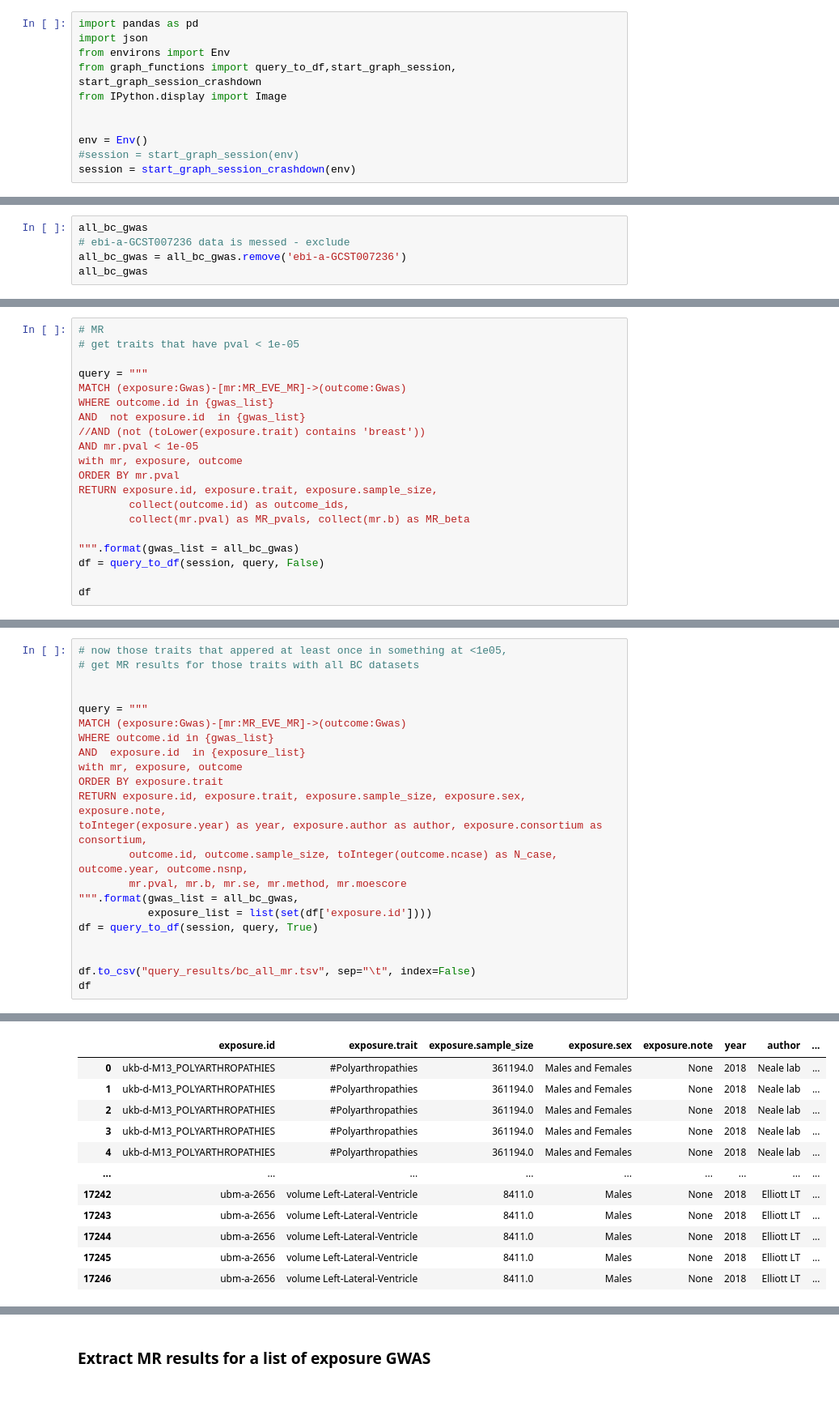
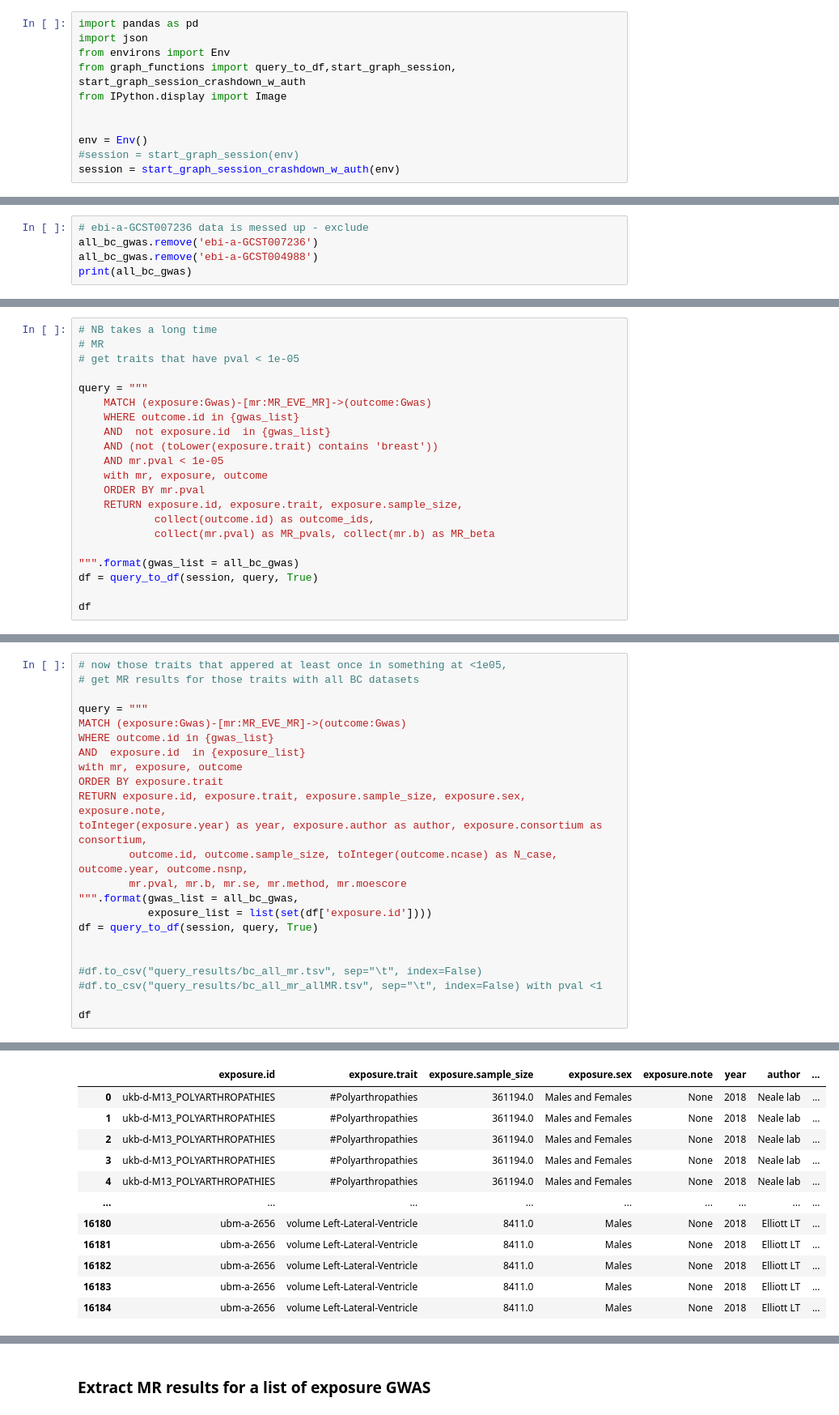
Before and after one commit to mvab/epigraphdb-breast-cancer, a Jupyter notebook: python/6_breast_cancer_gwas_mr.ipynb, the cells around one changed output, grey strips where cells are left out. Shown: that part at 81% size. Saved outputs shown, nothing was run; the diff lists cells and outputs as text.

```diff
--- a/python/6_breast_cancer_gwas_mr.ipynb
+++ b/python/6_breast_cancer_gwas_mr.ipynb
@@ -2,11 +2,11 @@
 import pandas as pd
 import json
 from environs import Env
-from graph_functions import query_to_df,start_graph_session, start_graph_session_crashdown
+from graph_functions import query_to_df,start_graph_session, start_graph_session_crashdown_w_auth
 from IPython.display import Image
 
 
 env = Env()
 #session = start_graph_session(env)
-session = start_graph_session_crashdown(env)
+session = start_graph_session_crashdown_w_auth(env)
 # %% [output]
@@ -108,6 +128,6 @@ order by gwas.id,  gwas.author, N_case desc
 # %%
-all_bc_gwas
-# ebi-a-GCST007236 data is messed - exclude
-all_bc_gwas = all_bc_gwas.remove('ebi-a-GCST007236')
-all_bc_gwas
+# ebi-a-GCST007236 data is messed up - exclude
+all_bc_gwas.remove('ebi-a-GCST007236')
+all_bc_gwas.remove('ebi-a-GCST004988')
+print(all_bc_gwas)
 # %% [output]
@@ -167,21 +171,22 @@ RETURN exposure {.id, .trait}, outcome.id, mr {.b, .pval, .method, .selection, .
 # %%
+# NB takes a long time
 # MR
 # get traits that have pval < 1e-05
 
 query = """
-MATCH (exposure:Gwas)-[mr:MR_EVE_MR]->(outcome:Gwas)
-WHERE outcome.id in {gwas_list}
-AND  not exposure.id  in {gwas_list}
-//AND (not (toLower(exposure.trait) contains 'breast'))
-AND mr.pval < 1e-05
-with mr, exposure, outcome
-ORDER BY mr.pval
-RETURN exposure.id, exposure.trait, exposure.sample_size,
-        collect(outcome.id) as outcome_ids,
-        collect(mr.pval) as MR_pvals, collect(mr.b) as MR_beta
+    MATCH (exposure:Gwas)-[mr:MR_EVE_MR]->(outcome:Gwas)
+    WHERE outcome.id in {gwas_list}
+    AND  not exposure.id  in {gwas_list}
+    AND (not (toLower(exposure.trait) contains 'breast'))
+    AND mr.pval < 1e-05
+    with mr, exposure, outcome
+    ORDER BY mr.pval
+    RETURN exposure.id, exposure.trait, exposure.sample_size,
+            collect(outcome.id) as outcome_ids,
+            collect(mr.pval) as MR_pvals, collect(mr.b) as MR_beta
 
 """.format(gwas_list = all_bc_gwas)
-df = query_to_df(session, query, False)
+df = query_to_df(session, query, True)
 
 df
 # %% [output]
@@ -201,7 +220,6 @@ df
 # %%
 # now those traits that appered at least once in something at <1e05,
 # get MR results for those traits with all BC datasets
-
 
 query = """
 MATCH (exposure:Gwas)-[mr:MR_EVE_MR]->(outcome:Gwas)
@@ -218,7 +236,9 @@ toInteger(exposure.year) as year, exposure.author as author, exposure.consortium
 df = query_to_df(session, query, True)
 
 
-df.to_csv("query_results/bc_all_mr.tsv", sep="\t", index=False)
+#df.to_csv("query_results/bc_all_mr.tsv", sep="\t", index=False)
+#df.to_csv("query_results/bc_all_mr_allMR.tsv", sep="\t", index=False) with pval <1
+
 df
 # %% [output]
 MATCH (exposure:Gwas)-[mr:MR_EVE_MR]->(outcome:Gwas)
@@ -227,18 +247,18 @@ AND  exposure.id  in ['ukb-b-11158', 'prot-a-1713', 'prot-a-1537', 'prot-a-37',
 with mr, exposure, outcome
 ORDER BY exposure.trait
 RETURN exposure.id, exposure.trait, exposure.sample_size, exposure.sex, exposure.note,
 toInteger(exposure.year) as year, exposure.author as author, exposure.consortium as consortium,
         outcome.id, outcome.sample_size, toInteger(outcome.ncase) as N_case, outcome.year, outcome.nsnp,
         mr.pval, mr.b, mr.se, mr.method, mr.moescore
 |  | exposure.id | exposure.trait | exposure.sample_size | exposure.sex | exposure.note | year | author | ... |
 | 0 | ukb-d-M13_POLYARTHROPATHIES | #Polyarthropathies | 361194.0 | Males and Females | None | 2018 | Neale lab | ... |
 | 1 | ukb-d-M13_POLYARTHROPATHIES | #Polyarthropathies | 361194.0 | Males and Females | None | 2018 | Neale lab | ... |
 | 2 | ukb-d-M13_POLYARTHROPATHIES | #Polyarthropathies | 361194.0 | Males and Females | None | 2018 | Neale lab | ... |
 | 3 | ukb-d-M13_POLYARTHROPATHIES | #Polyarthropathies | 361194.0 | Males and Females | None | 2018 | Neale lab | ... |
 | 4 | ukb-d-M13_POLYARTHROPATHIES | #Polyarthropathies | 361194.0 | Males and Females | None | 2018 | Neale lab | ... |
 | ... | ... | ... | ... | ... | ... | ... | ... | ... |
-| 17242 | ubm-a-2656 | volume Left-Lateral-Ventricle | 8411.0 | Males | None | 2018 | Elliott LT | ... |
-| 17243 | ubm-a-2656 | volume Left-Lateral-Ventricle | 8411.0 | Males | None | 2018 | Elliott LT | ... |
-| 17244 | ubm-a-2656 | volume Left-Lateral-Ventricle | 8411.0 | Males | None | 2018 | Elliott LT | ... |
-| 17245 | ubm-a-2656 | volume Left-Lateral-Ventricle | 8411.0 | Males | None | 2018 | Elliott LT | ... |
-| 17246 | ubm-a-2656 | volume Left-Lateral-Ventricle | 8411.0 | Males | None | 2018 | Elliott LT | ... |
+| 16180 | ubm-a-2656 | volume Left-Lateral-Ventricle | 8411.0 | Males | None | 2018 | Elliott LT | ... |
+| 16181 | ubm-a-2656 | volume Left-Lateral-Ventricle | 8411.0 | Males | None | 2018 | Elliott LT | ... |
+| 16182 | ubm-a-2656 | volume Left-Lateral-Ventricle | 8411.0 | Males | None | 2018 | Elliott LT | ... |
+| 16183 | ubm-a-2656 | volume Left-Lateral-Ventricle | 8411.0 | Males | None | 2018 | Elliott LT | ... |
+| 16184 | ubm-a-2656 | volume Left-Lateral-Ventricle | 8411.0 | Males | None | 2018 | Elliott LT | ... |
```
Also changed, not shown: parts of 19 cells of this notebook.
